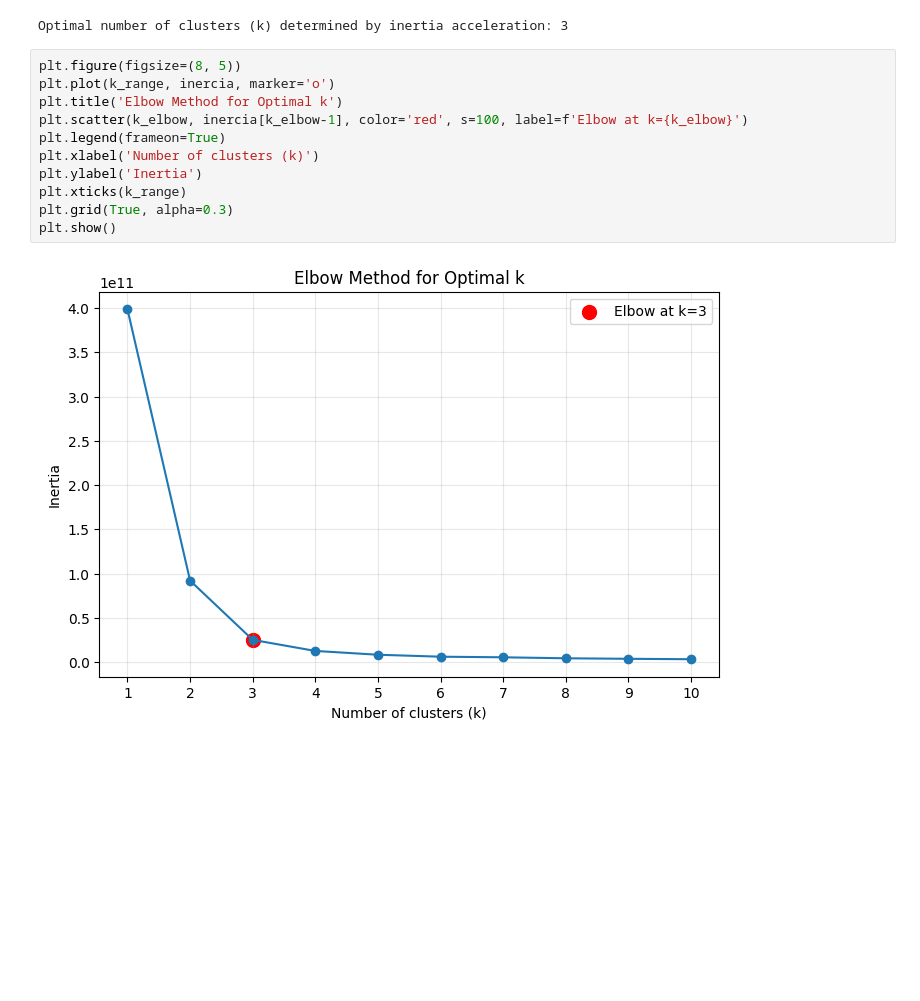
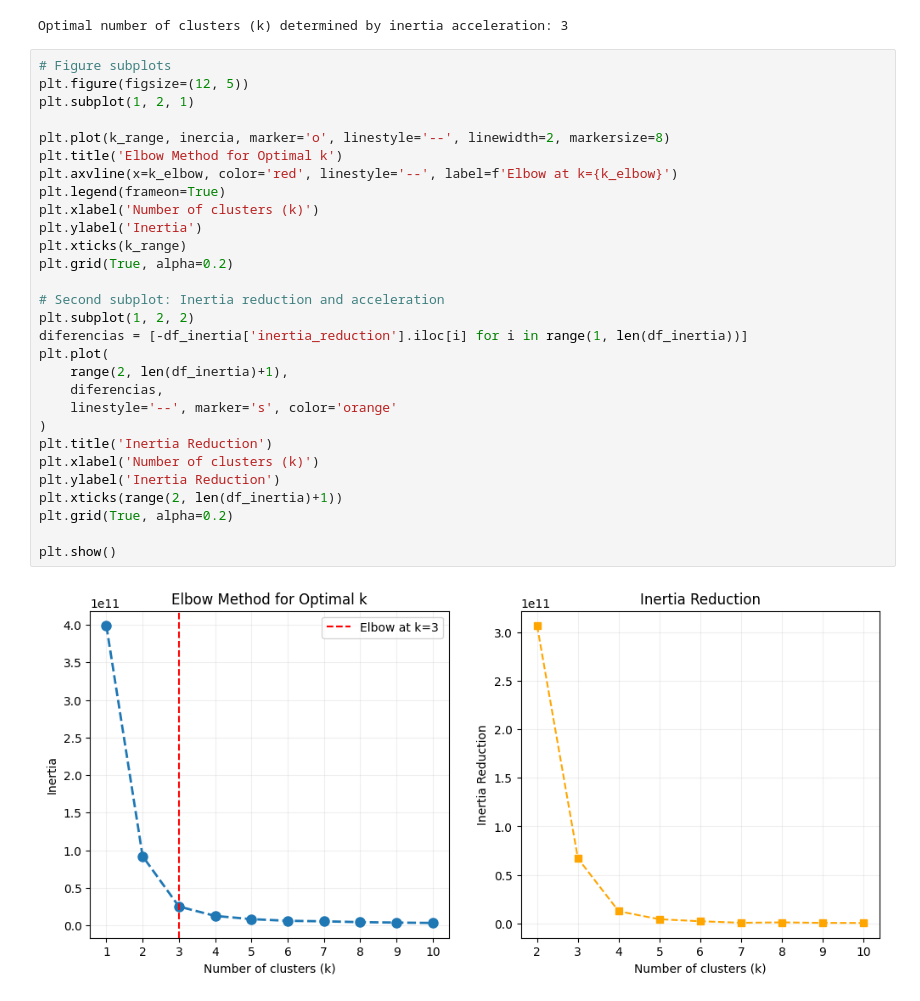
Before and after one commit to alanPalma25/sic-2025-python-ai, a Jupyter notebook: ia_module/classnotes.ipynb, the cells around one changed output. Drawn from its saved outputs; the diff is of its cells as text; blank space fills up the shorter version.

```diff
--- a/ia_module/classnotes.ipynb
+++ b/ia_module/classnotes.ipynb
@@ -569,15 +569,33 @@ else:
 # %% [output]
 Optimal number of clusters (k) determined by inertia acceleration: 3
 # %%
-plt.figure(figsize=(8, 5))
-plt.plot(k_range, inercia, marker='o')
+# Figure subplots
+plt.figure(figsize=(12, 5))
+plt.subplot(1, 2, 1)
+
+plt.plot(k_range, inercia, marker='o', linestyle='--', linewidth=2, markersize=8)
 plt.title('Elbow Method for Optimal k')
-plt.scatter(k_elbow, inercia[k_elbow-1], color='red', s=100, label=f'Elbow at k={k_elbow}')
+plt.axvline(x=k_elbow, color='red', linestyle='--', label=f'Elbow at k={k_elbow}')
 plt.legend(frameon=True)
 plt.xlabel('Number of clusters (k)')
 plt.ylabel('Inertia')
 plt.xticks(k_range)
-plt.grid(True, alpha=0.3)
+plt.grid(True, alpha=0.2)
+
+# Second subplot: Inertia reduction and acceleration
+plt.subplot(1, 2, 2)
+diferencias = [-df_inertia['inertia_reduction'].iloc[i] for i in range(1, len(df_inertia))]
+plt.plot(
+    range(2, len(df_inertia)+1),
+    diferencias,
+    linestyle='--', marker='s', color='orange'
+)
+plt.title('Inertia Reduction')
+plt.xlabel('Number of clusters (k)')
+plt.ylabel('Inertia Reduction')
+plt.xticks(range(2, len(df_inertia)+1))
+plt.grid(True, alpha=0.2)
+
 plt.show()
 # %% [output]
-[figure, old version]
+[figure, new version]
```
Also changed, not shown: parts of 2 cells of this notebook.
